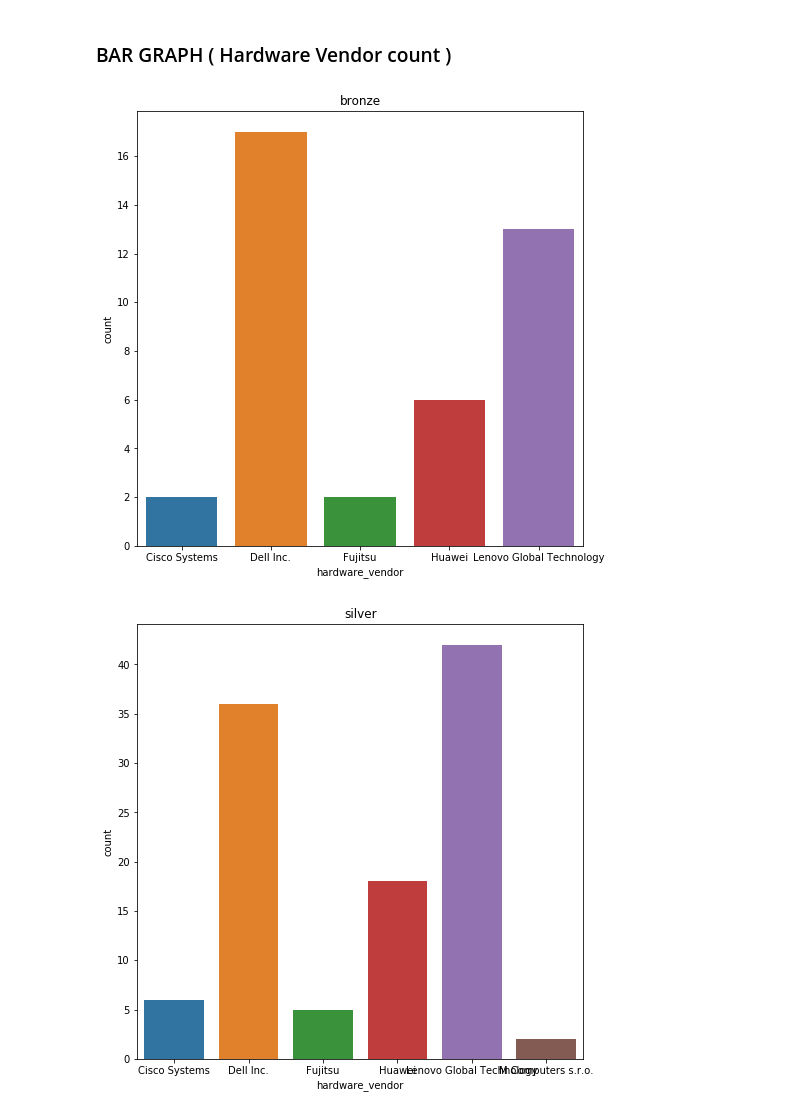
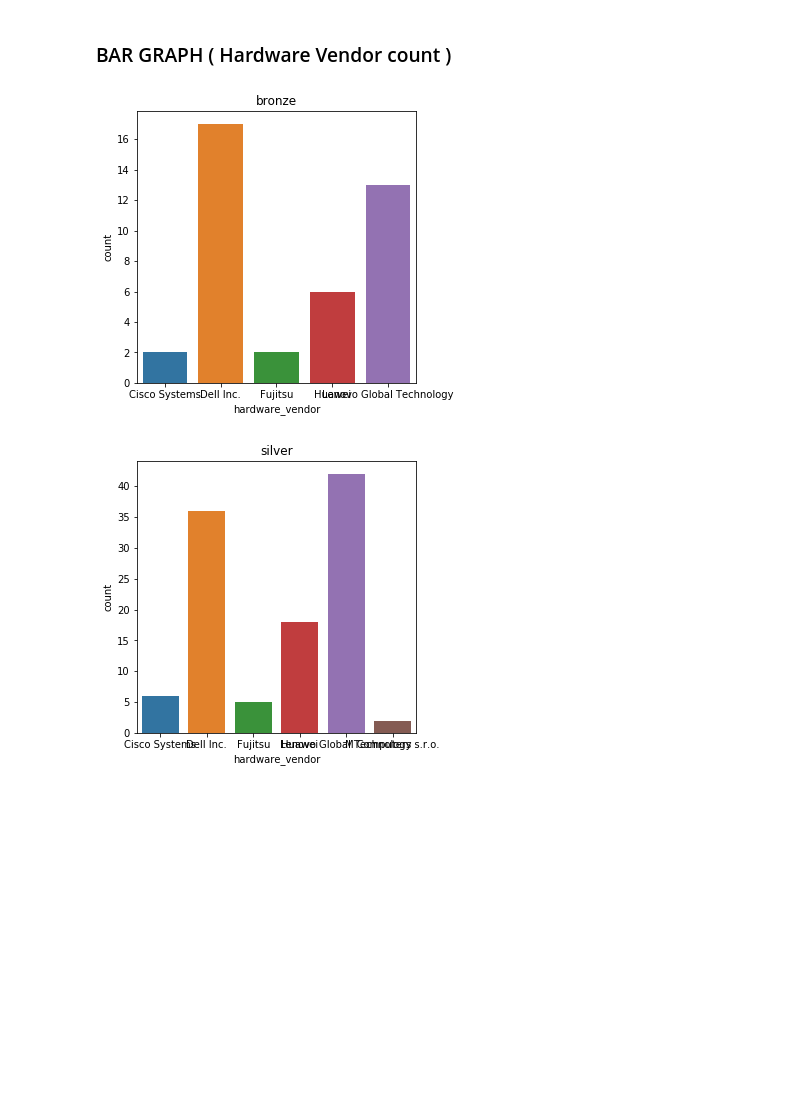
Before and after one commit to shikher7/Learning_on_Processor_Data, a Jupyter notebook: processor_analytics.ipynb, the cells around one changed output. Saved outputs shown, nothing was run; the diff lists cells and outputs as text; code cells hidden in the pictures; blank space fills up the shorter version.

Commit message:
Graph Plots Updated

```diff
--- a/processor_analytics.ipynb
+++ b/processor_analytics.ipynb
@@ -363,25 +370,25 @@ import seaborn as sns
 # %% [markdown]
 ### BAR GRAPH ( Hardware Vendor count )
 # %%
-plt.subplots(figsize=(8,8))
+plt.subplots(figsize=(5,5))
 sns.countplot(x='hardware_vendor',data=dfb)
 plt.title('bronze')
 plt.show()
 
-plt.subplots(figsize=(8,8))
+plt.subplots(figsize=(5,5))
 sns.countplot(x='hardware_vendor',data=dfs)
 plt.title('silver')
 plt.show()
 
-plt.subplots(figsize=(8,8))
+plt.subplots(figsize=(5,5))
 sns.countplot(x='hardware_vendor',data=dfg)
 plt.title('gold')
 plt.show()
 
-plt.subplots(figsize=(8,8))
+plt.subplots(figsize=(5,5))
 sns.countplot(x='hardware_vendor',data=dfp)
 plt.title('platinum')
 plt.show()
 # %% [output]
-[figure, old version]
+[figure, new version]
-[figure, old version]
+[figure, new version]
```
Also changed, not shown: parts of 24 cells of this notebook.
